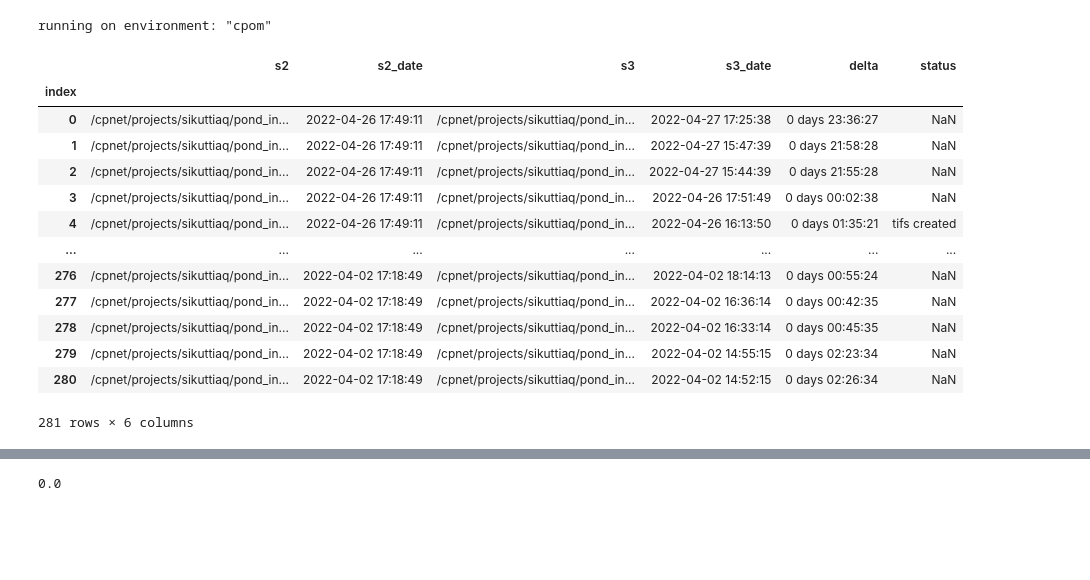
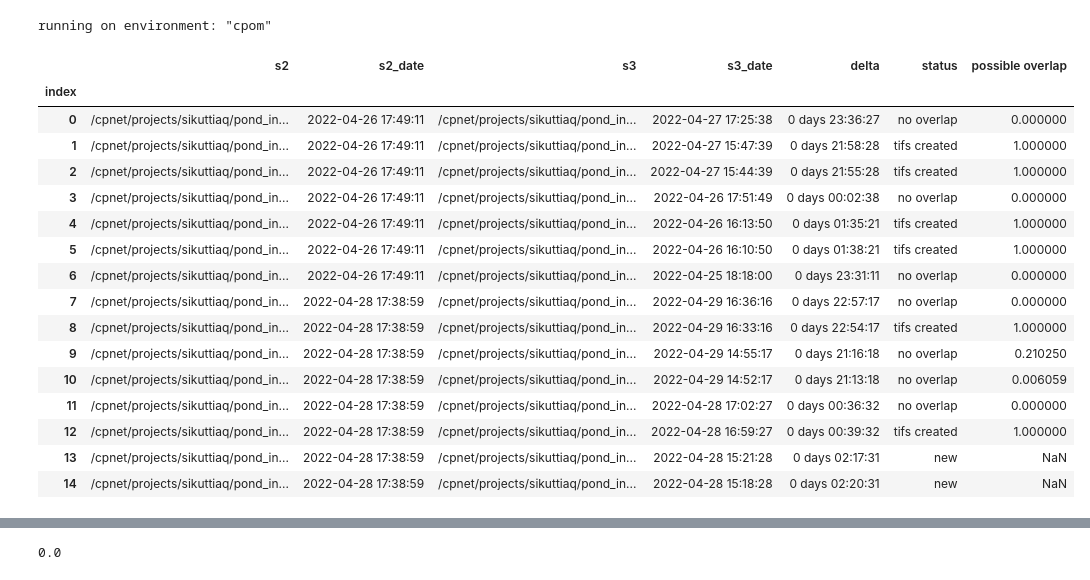
Before and after one commit to ucabcbo/ARISGAN, a Jupyter notebook: preprocessing/snap.ipynb, the cells around one changed output, grey strips where cells are left out. Saved outputs shown, nothing was run; the diff lists cells and outputs as text; code cells hidden in the pictures; blank space fills up the shorter version.

```diff
--- a/preprocessing/snap.ipynb
+++ b/preprocessing/snap.ipynb
@@ -43,20 +43,23 @@ elif ENVIRONMENT == 'local':
 TILESIZE = 960
 # %%
 img_pairs_inventory = pd.read_csv(os.path.join(PATH_DATA, 'inventory/img_pairs.csv'), index_col='index')
-img_pairs_inventory
+img_pairs_inventory.head(15)
 # %% [output]
-|  | s2 | s2_date | s3 | s3_date | delta | status |
-| index |  |  |  |  |  |  |
-| 0 | /cpnet/projects/sikuttiaq/pond_in... | 2022-04-26 17:49:11 | /cpnet/projects/sikuttiaq/pond_in... | 2022-04-27 17:25:38 | 0 days 23:36:27 | NaN |
-| 1 | /cpnet/projects/sikuttiaq/pond_in... | 2022-04-26 17:49:11 | /cpnet/projects/sikuttiaq/pond_in... | 2022-04-27 15:47:39 | 0 days 21:58:28 | NaN |
-| 2 | /cpnet/projects/sikuttiaq/pond_in... | 2022-04-26 17:49:11 | /cpnet/projects/sikuttiaq/pond_in... | 2022-04-27 15:44:39 | 0 days 21:55:28 | NaN |
-| 3 | /cpnet/projects/sikuttiaq/pond_in... | 2022-04-26 17:49:11 | /cpnet/projects/sikuttiaq/pond_in... | 2022-04-26 17:51:49 | 0 days 00:02:38 | NaN |
-| 4 | /cpnet/projects/sikuttiaq/pond_in... | 2022-04-26 17:49:11 | /cpnet/projects/sikuttiaq/pond_in... | 2022-04-26 16:13:50 | 0 days 01:35:21 | tifs created |
-| ... | ... | ... | ... | ... | ... | ... |
-| 276 | /cpnet/projects/sikuttiaq/pond_in... | 2022-04-02 17:18:49 | /cpnet/projects/sikuttiaq/pond_in... | 2022-04-02 18:14:13 | 0 days 00:55:24 | NaN |
-| 277 | /cpnet/projects/sikuttiaq/pond_in... | 2022-04-02 17:18:49 | /cpnet/projects/sikuttiaq/pond_in... | 2022-04-02 16:36:14 | 0 days 00:42:35 | NaN |
-| 278 | /cpnet/projects/sikuttiaq/pond_in... | 2022-04-02 17:18:49 | /cpnet/projects/sikuttiaq/pond_in... | 2022-04-02 16:33:14 | 0 days 00:45:35 | NaN |
-| 279 | /cpnet/projects/sikuttiaq/pond_in... | 2022-04-02 17:18:49 | /cpnet/projects/sikuttiaq/pond_in... | 2022-04-02 14:55:15 | 0 days 02:23:34 | NaN |
-| 280 | /cpnet/projects/sikuttiaq/pond_in... | 2022-04-02 17:18:49 | /cpnet/projects/sikuttiaq/pond_in... | 2022-04-02 14:52:15 | 0 days 02:26:34 | NaN |
+|  | s2 | s2_date | s3 | s3_date | delta | status | possible overlap |
+| index |  |  |  |  |  |  |  |
+| 0 | /cpnet/projects/sikuttiaq/pond_in... | 2022-04-26 17:49:11 | /cpnet/projects/sikuttiaq/pond_in... | 2022-04-27 17:25:38 | 0 days 23:36:27 | no overlap | 0.000000 |
+| 1 | /cpnet/projects/sikuttiaq/pond_in... | 2022-04-26 17:49:11 | /cpnet/projects/sikuttiaq/pond_in... | 2022-04-27 15:47:39 | 0 days 21:58:28 | tifs created | 1.000000 |
+| 2 | /cpnet/projects/sikuttiaq/pond_in... | 2022-04-26 17:49:11 | /cpnet/projects/sikuttiaq/pond_in... | 2022-04-27 15:44:39 | 0 days 21:55:28 | tifs created | 1.000000 |
+| 3 | /cpnet/projects/sikuttiaq/pond_in... | 2022-04-26 17:49:11 | /cpnet/projects/sikuttiaq/pond_in... | 2022-04-26 17:51:49 | 0 days 00:02:38 | no overlap | 0.000000 |
+| 4 | /cpnet/projects/sikuttiaq/pond_in... | 2022-04-26 17:49:11 | /cpnet/projects/sikuttiaq/pond_in... | 2022-04-26 16:13:50 | 0 days 01:35:21 | tifs created | 1.000000 |
+| 5 | /cpnet/projects/sikuttiaq/pond_in... | 2022-04-26 17:49:11 | /cpnet/projects/sikuttiaq/pond_in... | 2022-04-26 16:10:50 | 0 days 01:38:21 | tifs created | 1.000000 |
+| 6 | /cpnet/projects/sikuttiaq/pond_in... | 2022-04-26 17:49:11 | /cpnet/projects/sikuttiaq/pond_in... | 2022-04-25 18:18:00 | 0 days 23:31:11 | no overlap | 0.000000 |
+| 7 | /cpnet/projects/sikuttiaq/pond_in... | 2022-04-28 17:38:59 | /cpnet/projects/sikuttiaq/pond_in... | 2022-04-29 16:36:16 | 0 days 22:57:17 | no overlap | 0.000000 |
+| 8 | /cpnet/projects/sikuttiaq/pond_in... | 2022-04-28 17:38:59 | /cpnet/projects/sikuttiaq/pond_in... | 2022-04-29 16:33:16 | 0 days 22:54:17 | tifs created | 1.000000 |
+| 9 | /cpnet/projects/sikuttiaq/pond_in... | 2022-04-28 17:38:59 | /cpnet/projects/sikuttiaq/pond_in... | 2022-04-29 14:55:17 | 0 days 21:16:18 | no overlap | 0.210250 |
+| 10 | /cpnet/projects/sikuttiaq/pond_in... | 2022-04-28 17:38:59 | /cpnet/projects/sikuttiaq/pond_in... | 2022-04-29 14:52:17 | 0 days 21:13:18 | no overlap | 0.006059 |
+| 11 | /cpnet/projects/sikuttiaq/pond_in... | 2022-04-28 17:38:59 | /cpnet/projects/sikuttiaq/pond_in... | 2022-04-28 17:02:27 | 0 days 00:36:32 | no overlap | 0.000000 |
+| 12 | /cpnet/projects/sikuttiaq/pond_in... | 2022-04-28 17:38:59 | /cpnet/projects/sikuttiaq/pond_in... | 2022-04-28 16:59:27 | 0 days 00:39:32 | tifs created | 1.000000 |
+| 13 | /cpnet/projects/sikuttiaq/pond_in... | 2022-04-28 17:38:59 | /cpnet/projects/sikuttiaq/pond_in... | 2022-04-28 15:21:28 | 0 days 02:17:31 | new | NaN |
+| 14 | /cpnet/projects/sikuttiaq/pond_in... | 2022-04-28 17:38:59 | /cpnet/projects/sikuttiaq/pond_in... | 2022-04-28 15:18:28 | 0 days 02:20:31 | new | NaN |
-281 rows × 6 columns
 # %%
```
Also changed, not shown: parts of 20 cells of this notebook, 9 other files.
